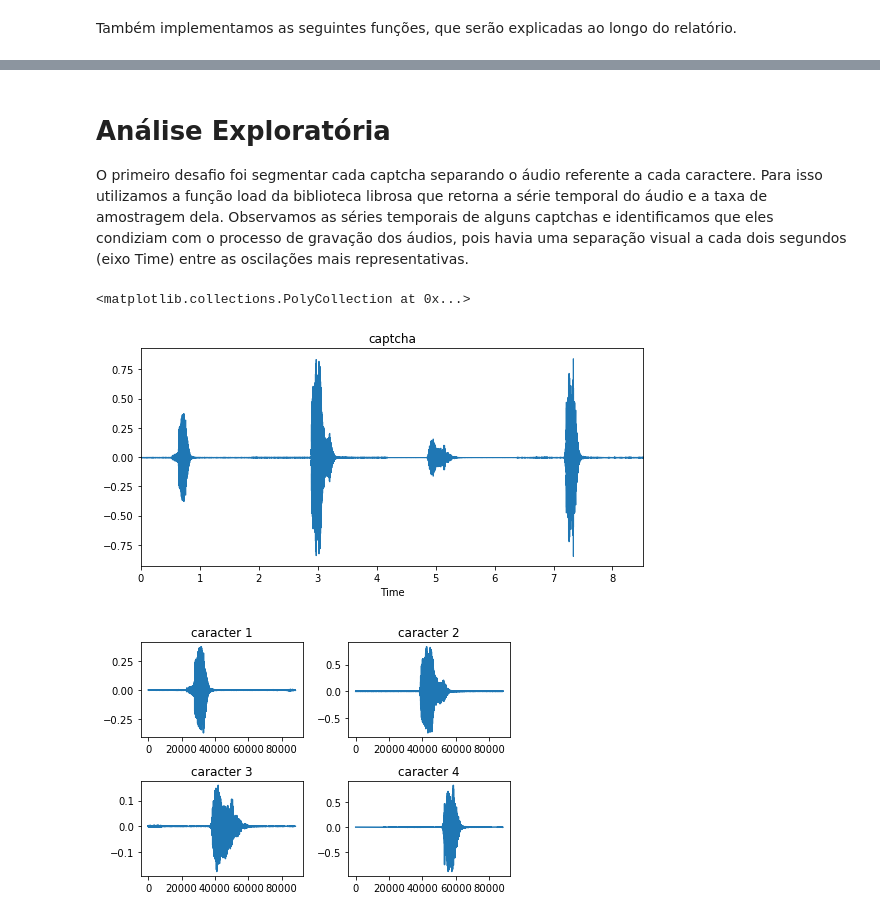
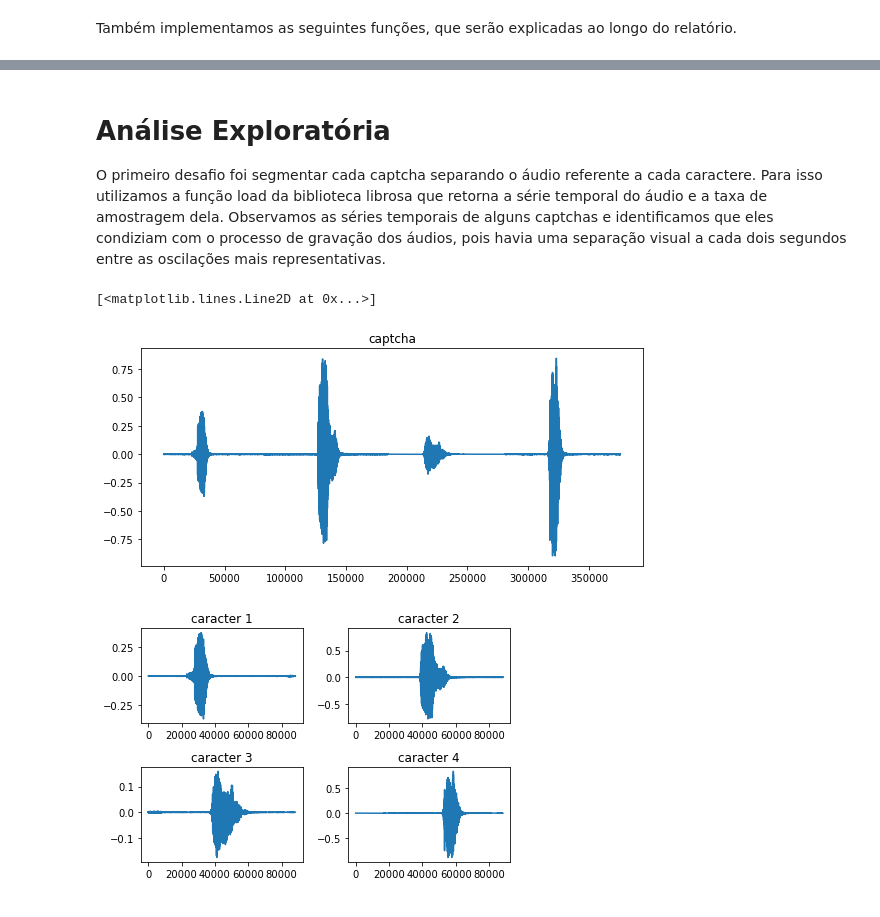
Before and after one commit to thiagorizuti/ufabc-md, a Jupyter notebook: relatorio.ipynb, the cells around one changed output, grey strips where cells are left out. Saved outputs shown, nothing was run; the diff lists cells and outputs as text; code cells hidden in the pictures.

```diff
--- a/relatorio.ipynb
+++ b/relatorio.ipynb
@@ -39,16 +35,16 @@ The autoreload extension is already loaded. To reload it, use:
 # %% [markdown]
 # Análise Exploratória
 
-O primeiro desafio foi segmentar cada captcha separando o áudio referente a cada caractere. Para isso utilizamos a função load da biblioteca librosa que retorna a série temporal do áudio e a taxa de amostragem dela. Observamos as séries temporais de alguns captchas e identificamos que eles condiziam com o processo de gravação dos áudios, pois havia uma separação visual a cada dois segundos (eixo Time) entre as oscilações mais representativas.
+O primeiro desafio foi segmentar cada captcha separando o áudio referente a cada caractere. Para isso utilizamos a função load da biblioteca librosa que retorna a série temporal do áudio e a taxa de amostragem dela. Observamos as séries temporais de alguns captchas e identificamos que eles condiziam com o processo de gravação dos áudios, pois havia uma separação visual a cada dois segundos entre as oscilações mais representativas.
 # %%
 signal, sampling_rate = librosa.load('base_treinamento_I/bnma.wav', None)
 
 plt.figure(figsize=(9, 4))
 plt.title('captcha')
-librosa.display.waveplot(signal, sr=sampling_rate)
+plt.plot(signal)
 # %% [output]
-<matplotlib.collections.PolyCollection at 0x...>
+[<matplotlib.lines.Line2D at 0x...>]
-[figure, old version]
+[figure, new version]
 # %%
 chars = []
 chars += [signal[sampling_rate*2*i:sampling_rate*2*(i+1)] for i in range(4)]
```
Also changed, not shown: parts of 24 cells of this notebook, 3 other files.
